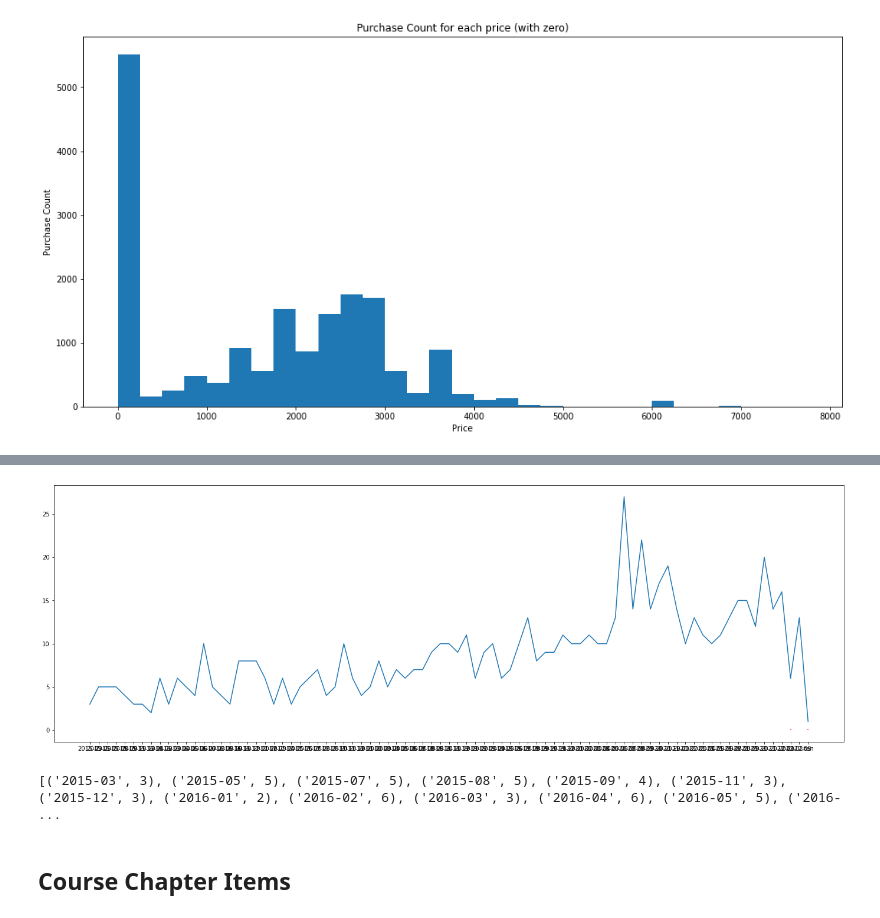
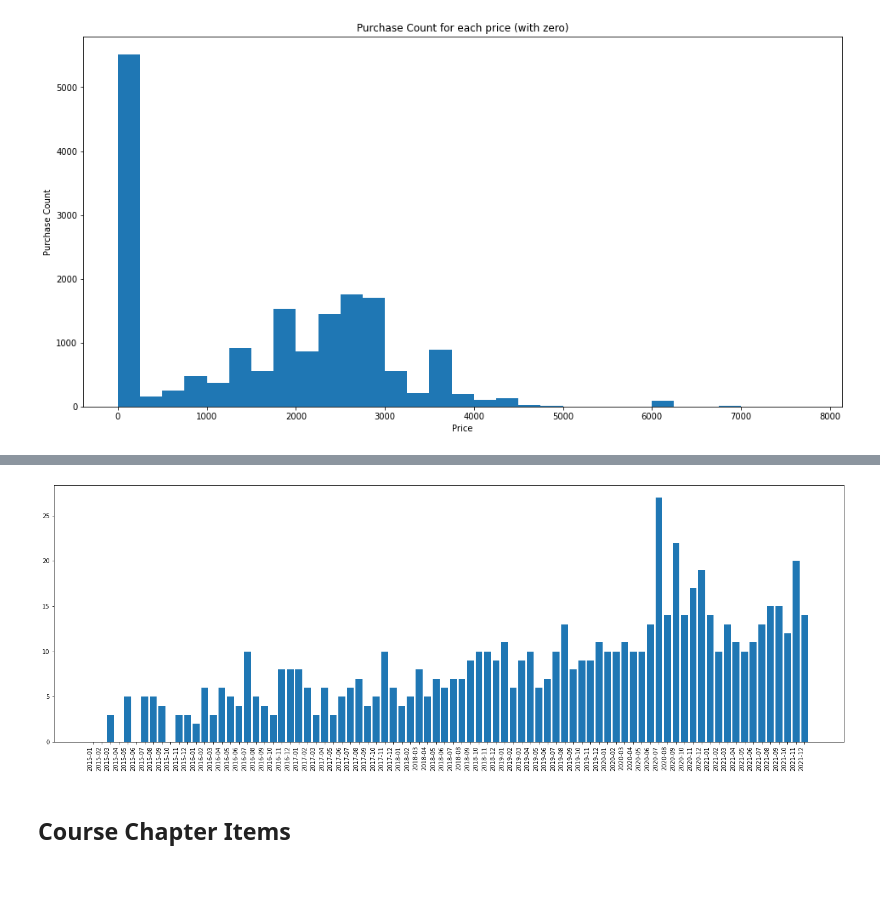
Before and after one commit to hsuck/ADL22-final-project, a Jupyter notebook: notebook/course_analysis.ipynb, the cells around one changed output, grey strips where cells are left out. Cells and saved outputs as stored; diff of their text form; code cells hidden in the pictures; blank space fills up the shorter version.

Commit message:
[Analysis] Notebook pubtime update

```diff
--- a/notebook/course_analysis.ipynb
+++ b/notebook/course_analysis.ipynb
@@ -367,33 +350,33 @@ val_unseen
-# %%
-time = []
-for course in course_info.values():
-    t = course['course_published_at_local']
-    if type(t) == str:
-        t = t[:7]
-    else:
-        t = str(t)
-    time.append(t)
-
-time = sorted(Counter(time).items())
-
-plt.figure(figsize=(24,8), facecolor='white')
-plt.plot(
-    [ x for x, _ in time ],
-    [ y for _, y in time ],
-)
-plt.vlines(
-    x    = [ (2021-2015) * 12 + 8, (2021-2015) * 12 + 10 ],
-    ymin = [ 0 ] * 2,
-    ymax = [ 0.15 ] * 2,
-    label = [ '2021-09-01', '2022-11-01'],
-    colors = [ 'red' ] * 2,
-    linestyles = ['dotted'] * 2,
-)
-plt.show()
-print(time)
-# %% [output]
-[figure, removed]
-[('2015-03', 3), ('2015-05', 5), ('2015-07', 5), ('2015-08', 5), ('2015-09', 4), ('2015-11', 3), ('2015-12', 3), ('2016-01', 2), ('2016-02', 6), ('2016-03', 3), ('2016-04', 6), ('2016-05', 5), ('2016- ...
+# %%
+pubtime_cnt = []
+for course in course_info.values():
+    t = course['course_published_at_local']
+    if type(t) == str:
+        t = t[:7]
+    else:
+        t = str(t)
+    pubtime_cnt.append(t)
+
+pubtime_cnt = Counter(pubtime_cnt)
+
+pubtime = []
+cnt = []
+
+for year in range(2015, 2022):
+    for month in range(1, 13):
+        t = f"{year}-{month:02d}"
+        pubtime.append(t)
+        cnt.append(pubtime_cnt[t])
+
+plt.figure(figsize=(24,8), facecolor='white')
+plt.bar(
+    x = pubtime,
+    height = cnt,
+)
+plt.xticks(rotation=90, ha='right')
+plt.show()
+# %% [output]
+[figure, added]
 # %% [markdown]
 ## Course Chapter Items
 # %%
```
Also changed, not shown: parts of 3 cells of this notebook, 1 other file.
